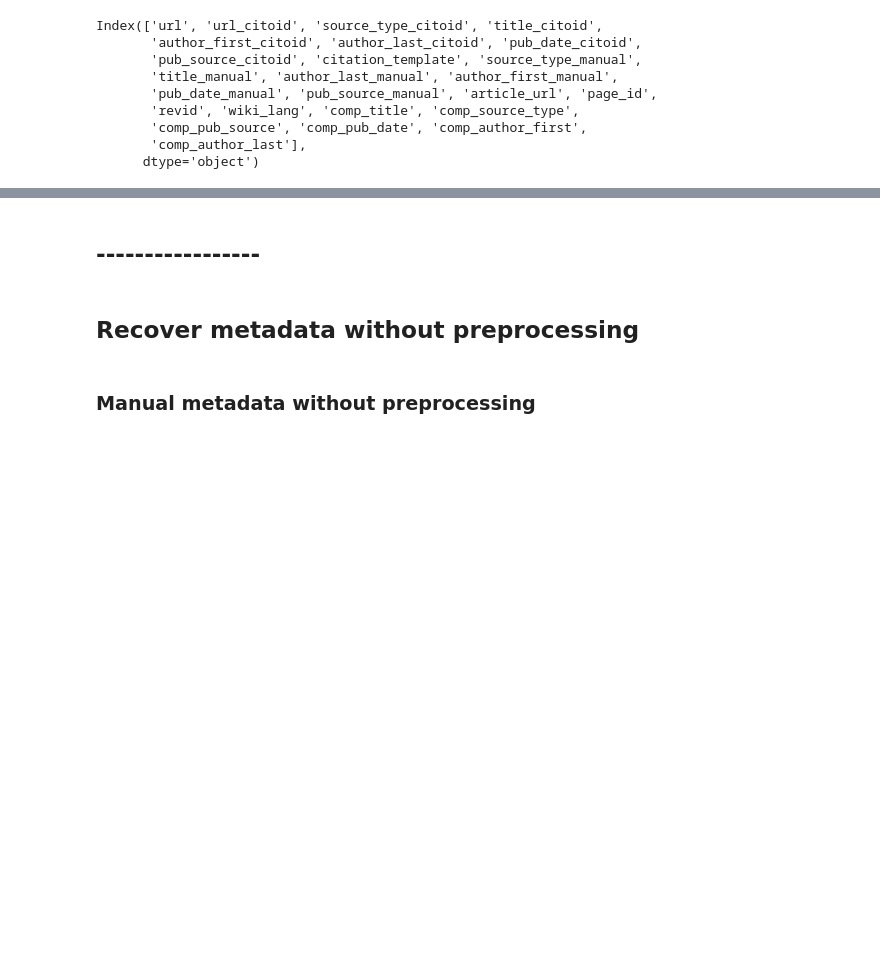
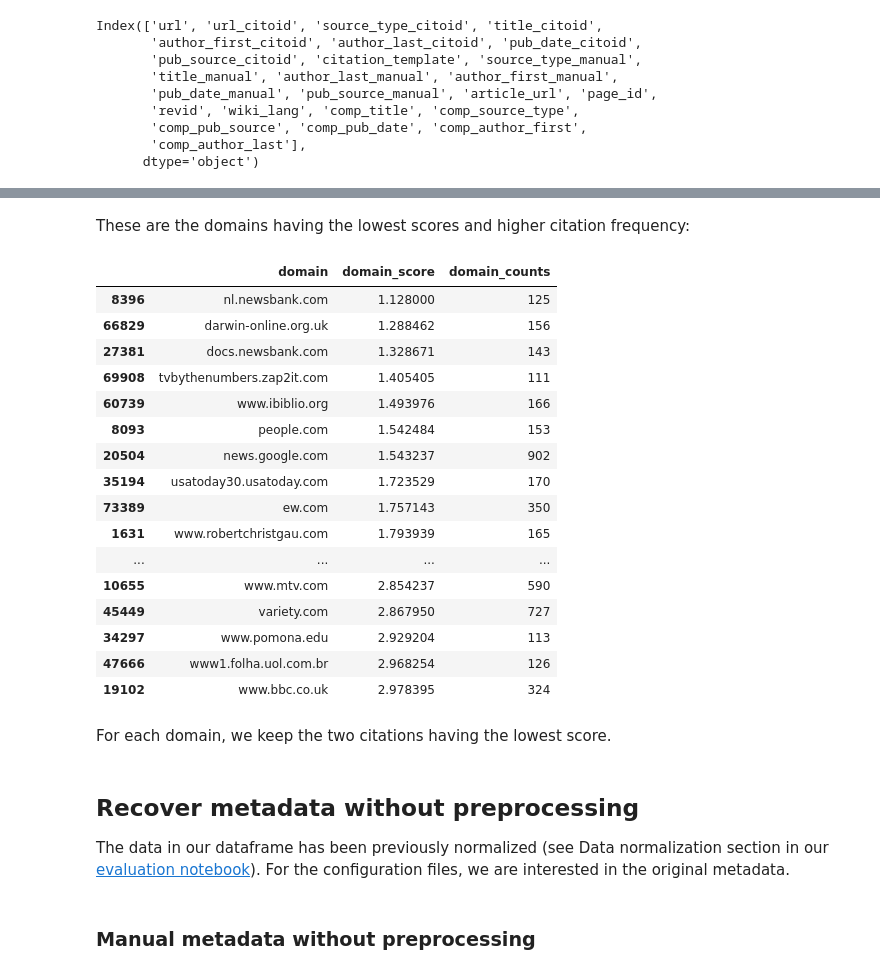
Before and after one commit to hdlabconicet/Web2Cit-research, a Jupyter notebook: create-config-files.ipynb, the cells around one changed output, grey strips where cells are left out. Cells and saved outputs as stored; diff of their text form; code cells hidden in the pictures; blank space fills up the shorter version.

```diff
--- a/create-config-files.ipynb
+++ b/create-config-files.ipynb
@@ -189,5 +252,5 @@ To be elegible for generating a confinguration file, a citation must:
 # %%
 ## filter by required metadata
 required_fields = ['author_first_manual', 'author_last_manual', 'title_manual', 'pub_date_manual']
-mask = citoid_eval[required_fields].applymap(len).sum(axis=1) > 2
+mask = (citoid_eval[required_fields].applymap(len) > 0).sum(axis=1) > 2
 citations4conf = citoid_eval[mask]
@@ -254,2 +275,24 @@ config_sample.head()
-# %% [markdown]
-## -----------------
+# %% [markdown]
+These are the domains having the lowest scores and higher citation frequency:
+# %%
+citations4conf[["domain","domain_score","domain_counts"]].drop_duplicates()
+# %% [output]
+|  | domain | domain_score | domain_counts |
+| 8396 | nl.newsbank.com | 1.128000 | 125 |
+| 66829 | darwin-online.org.uk | 1.288462 | 156 |
+| 27381 | docs.newsbank.com | 1.328671 | 143 |
+| 69908 | tvbythenumbers.zap2it.com | 1.405405 | 111 |
+| 60739 | www.ibiblio.org | 1.493976 | 166 |
+| 8093 | people.com | 1.542484 | 153 |
+| 20504 | news.google.com | 1.543237 | 902 |
+| 35194 | usatoday30.usatoday.com | 1.723529 | 170 |
+| 73389 | ew.com | 1.757143 | 350 |
+| 1631 | www.robertchristgau.com | 1.793939 | 165 |
+| ... | ... | ... | ... |
+| 10655 | www.mtv.com | 2.854237 | 590 |
+| 45449 | variety.com | 2.867950 | 727 |
+| 34297 | www.pomona.edu | 2.929204 | 113 |
+| 47666 | www1.folha.uol.com.br | 2.968254 | 126 |
+| 19102 | www.bbc.co.uk | 2.978395 | 324 |
+# %% [markdown]
+For each domain, we keep the two citations having the lowest score.
@@ -256,5 +302,7 @@ config_sample.head()
 # %% [markdown]
 ## Recover metadata without preprocessing
+
+The data in our dataframe has been previously normalized (see Data normalization section in our [evaluation notebook](https://github.com/hdcaicyt/Web2Cit-research/blob/main/understand-citoid-coverage.ipynb)). For the configuration files, we are interested in the original metadata.
 # %% [markdown]
 ### Manual metadata without preprocessing
 # %%
```
Also changed, not shown: parts of 47 cells of this notebook, 43 other files.
